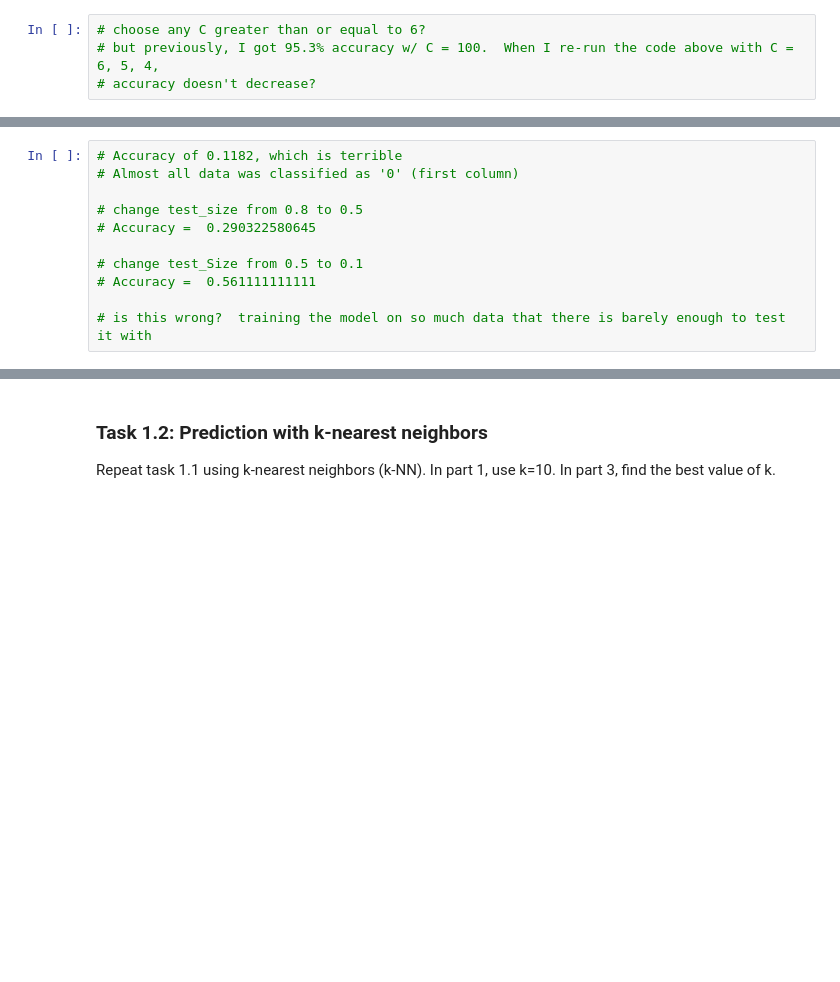
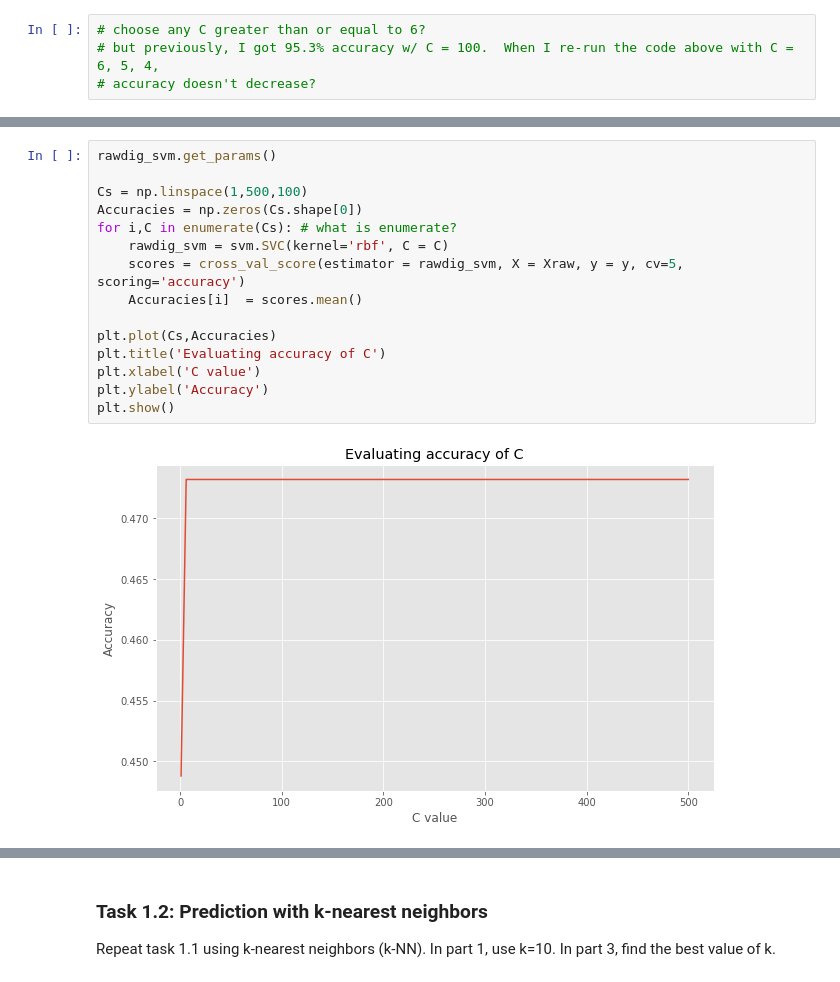
Before and after one commit to brookeslawski/datascience-homeworks-local, a Jupyter notebook: HW7/2018-HW7.ipynb, the cells around one changed output, grey strips where cells are left out. Drawn from its saved outputs; the diff is of its cells as text; blank space fills up the shorter version.

```diff
--- a/HW7/2018-HW7.ipynb
+++ b/HW7/2018-HW7.ipynb
@@ -219,11 +218,17 @@ Accuracy =  0.118219749652
-# %%
-# Accuracy of 0.1182, which is terrible
-# Almost all data was classified as '0' (first column)
-
-# change test_size from 0.8 to 0.5
-# Accuracy =  0.290322580645
-
-# change test_Size from 0.5 to 0.1
-# Accuracy =  0.561111111111
-
-# is this wrong?  training the model on so much data that there is barely enough to test it with
+# %%
+rawdig_svm.get_params()
+
+Cs = np.linspace(1,500,100)
+Accuracies = np.zeros(Cs.shape[0])
+for i,C in enumerate(Cs): # what is enumerate?
+    rawdig_svm = svm.SVC(kernel='rbf', C = C)
+    scores = cross_val_score(estimator = rawdig_svm, X = Xraw, y = y, cv=5, scoring='accuracy')
+    Accuracies[i]  = scores.mean()
+
+plt.plot(Cs,Accuracies)
+plt.title('Evaluating accuracy of C')
+plt.xlabel('C value')
+plt.ylabel('Accuracy')
+plt.show()
+# %% [output]
+[figure, added]
```
Also changed, not shown: parts of 17 cells of this notebook, 1 other file.
